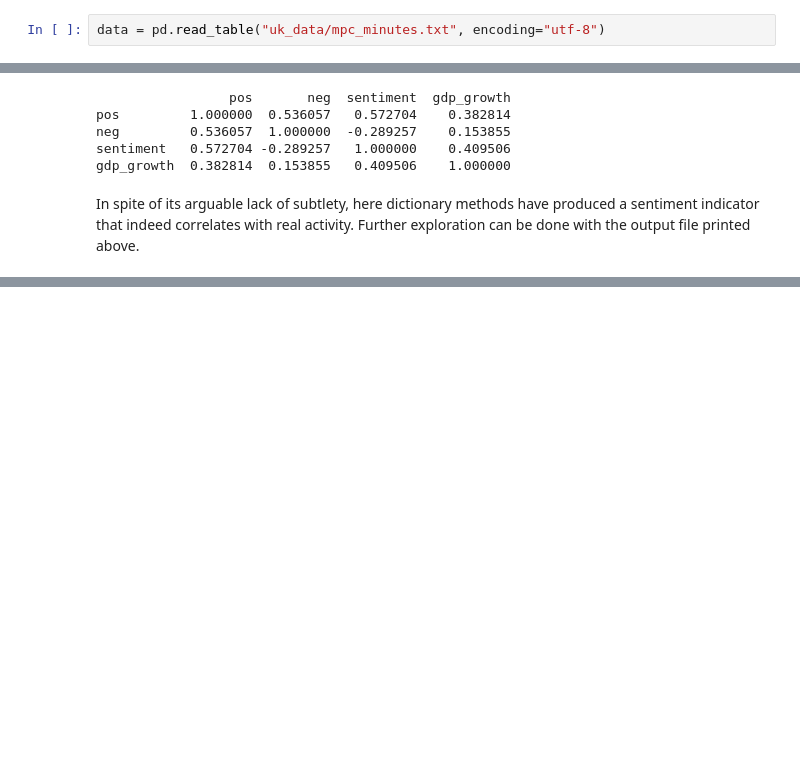
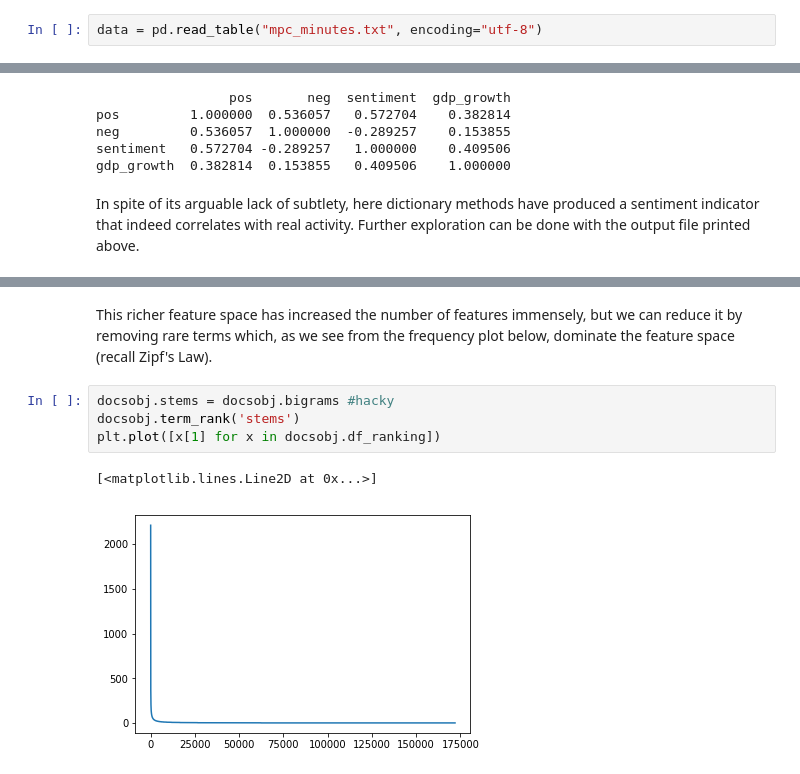
Before and after one commit to sekhansen/machine_learning_economics, a Jupyter notebook: notebooks/uk_data/information_retreival.ipynb, the cells around one changed output, grey strips where cells are left out. Saved outputs shown, nothing was run; the diff lists cells and outputs as text; blank space fills up the shorter version.

```diff
--- a/notebooks/uk_data/information_retreival.ipynb
+++ b/notebooks/uk_data/information_retreival.ipynb
@@ -9,7 +12,7 @@ import topicmodels
 # %% [markdown]
 We begin by loading the minutes data.
 # %%
-data = pd.read_table("uk_data/mpc_minutes.txt", encoding="utf-8")
+data = pd.read_table("mpc_minutes.txt", encoding="utf-8")
 # %%
 data.shape
 # %% [output]
@@ -220,0 +256,9 @@ In spite of its arguable lack of subtlety, here dictionary methods have produced
+# %% [markdown]
+This richer feature space has increased the number of features immensely, but we can reduce it by removing rare terms which, as we see from the frequency plot below, dominate the feature space (recall Zipf's Law).
+# %%
+docsobj.stems = docsobj.bigrams #hacky
+docsobj.term_rank('stems')
+plt.plot([x[1] for x in docsobj.df_ranking])
+# %% [output]
+[<matplotlib.lines.Line2D at 0x...>]
+[figure, added]
```
Also changed, not shown: parts of 16 cells of this notebook, 2 other files.
